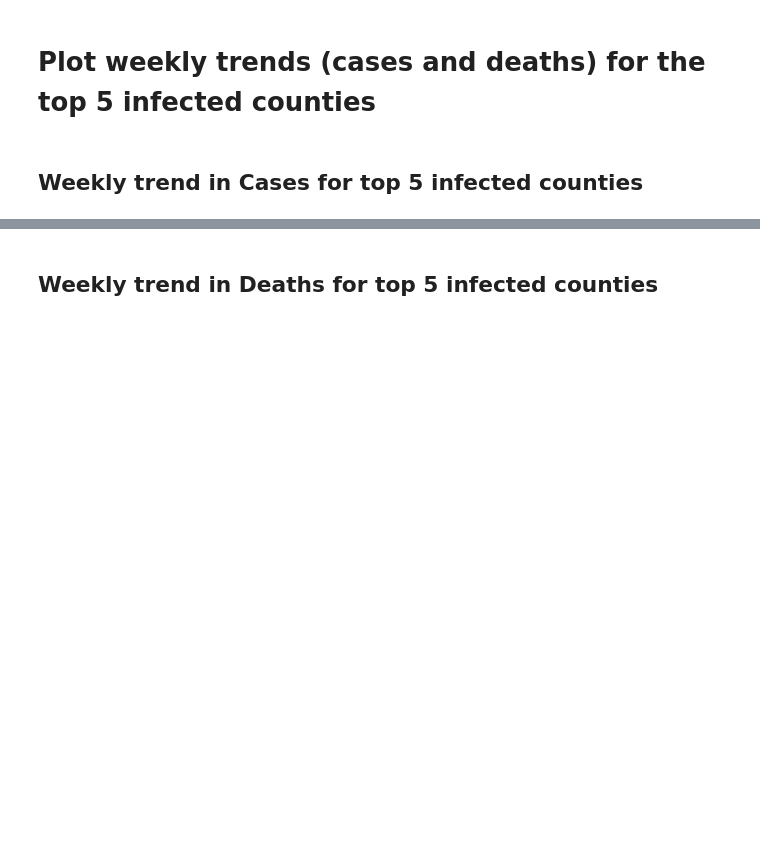
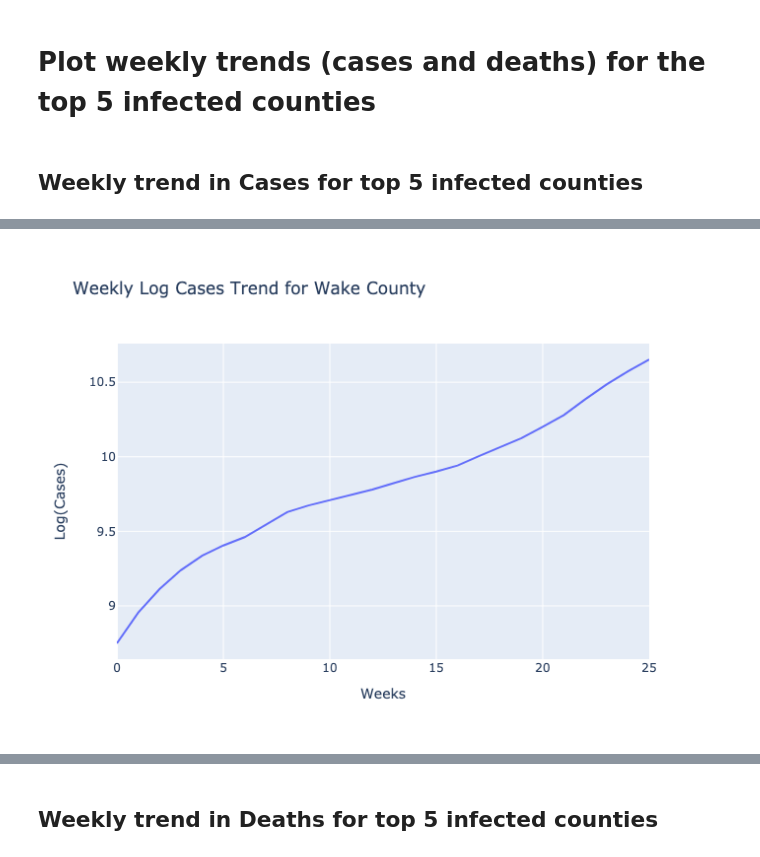
Before and after one commit to usman-z/CSC_405, a Jupyter notebook: UZ/Project Stage II/Usman Zia.ipynb, the cells around one changed output, grey strips where cells are left out. Drawn from its saved outputs; the diff is of its cells as text; code cells hidden in the pictures; blank space fills up the shorter version.

```diff
--- a/UZ/Project Stage II/Usman Zia.ipynb
+++ b/UZ/Project Stage II/Usman Zia.ipynb
@@ -519,0 +630,4 @@ See the caveats in the documentation: https://pandas.pydata.org/pandas-docs/stab
+# %%
+Image(filename="weekly_log_cases_trend_Wake County .png")
+# %% [output]
+[figure, added]
```
Also changed, not shown: parts of 41 cells of this notebook, 20 other files.
